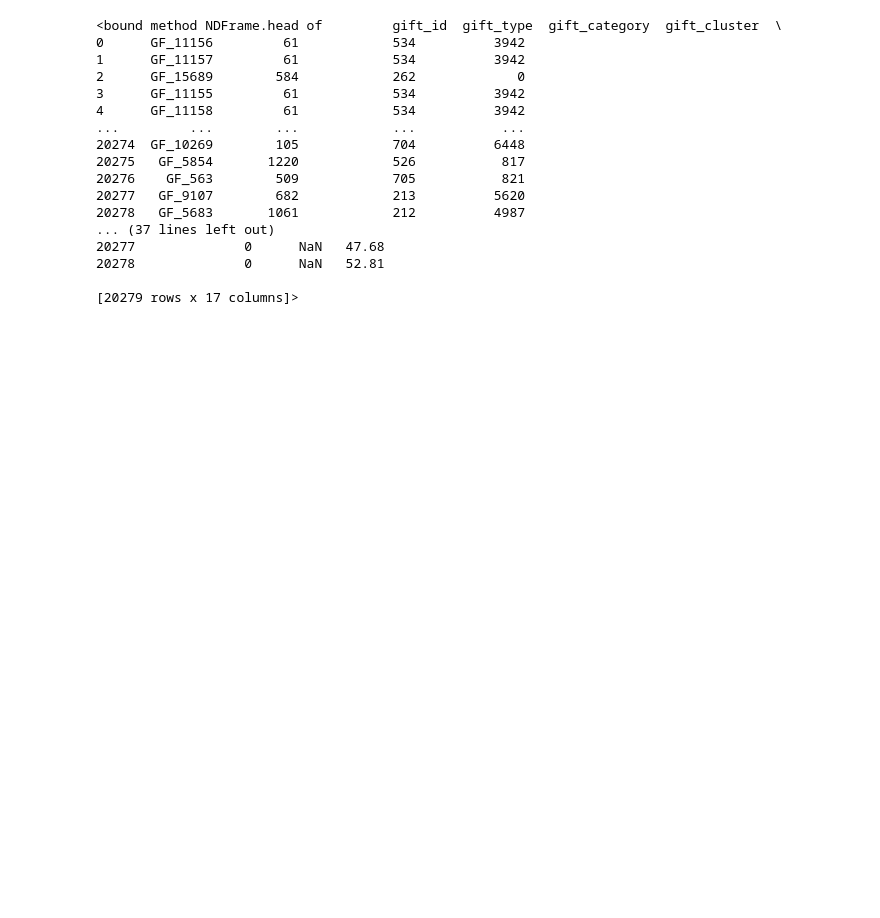
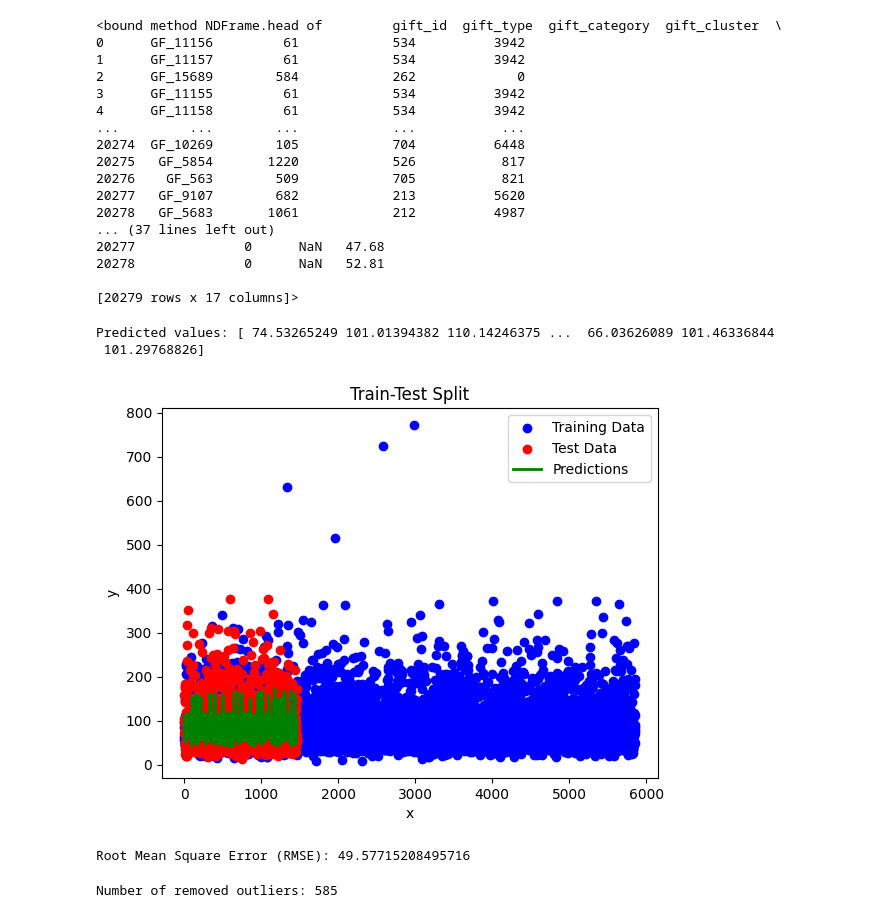
Before and after one commit to Hussy24/AI-Labs, a Jupyter notebook: hasnain_sajid(27199).ipynb, the cells around one changed output. Cells and saved outputs as stored; diff of their text form; code cells hidden in the pictures; blank space fills up the shorter version.

```diff
--- a/hasnain_sajid(27199).ipynb
+++ b/hasnain_sajid(27199).ipynb
@@ -45,7 +45,58 @@ model = LinearRegression()
 model.fit(x_train, y_train)
 
 # Make predictions on the test set
-y_pred = model.predict(X_test)
+y_pred = model.predict(x_test)
 
 # Print the predicted values
 print("Predicted values:", y_pred)
+# %% [output]
+Predicted values: [ 74.53265249 101.01394382 110.14246375 ...  66.03626089 101.46336844
+ 101.29768826]
+# %%
+import matplotlib.pyplot as plt
+# for error solution we had to convert the x_train and x_test to 1d array as they were 2D (found from stackoverflow)
+x_train=np.arange(0,len(x_train),1)
+x_test=np.arange(0,len(x_test),1)
+#the above line has solved the problem
+# Plot the train-test split
+plt.scatter(x_train, y_train, color='blue', label='Training Data')
+plt.scatter(x_test, y_test, color='red', label='Test Data')
+plt.plot(x_test, y_pred, color='green', linewidth=2, label='Predictions')
+plt.xlabel('x')
+plt.ylabel('y')
+plt.title('Train-Test Split')
+plt.legend()
+plt.show()
+# %% [output]
+[figure, added]
+# %%
+from sklearn.metrics import mean_squared_error
+
+# Calculate RMSE
+rmse = np.sqrt(mean_squared_error(y_test, y_pred))
+
+# Print the RMSE
+print("Root Mean Square Error (RMSE):", rmse)
+# %% [output]
+Root Mean Square Error (RMSE): 49.57715208495716
+# %%
+# Using Z-score method to reduce RMSE
+from scipy import stats
+
+# Calculate Z-scores for each feature in X
+z_scores = np.abs(stats.zscore(X))
+
+# Set the threshold for outliers (e.g., 3 standard deviations)
+threshold = 3
+
+# Identify outliers by comparing the Z-scores with the threshold
+outliers = np.where(z_scores > threshold)
+
+# Remove the rows containing outliers
+X_clean = X[(z_scores <= threshold).all(axis=1)]
+Y_clean = Y[(z_scores <= threshold).all(axis=1)]
+
+# Print the number of removed outliers
+print("Number of removed outliers:", len(outliers[0]))
+# %% [output]
+Number of removed outliers: 585
```
